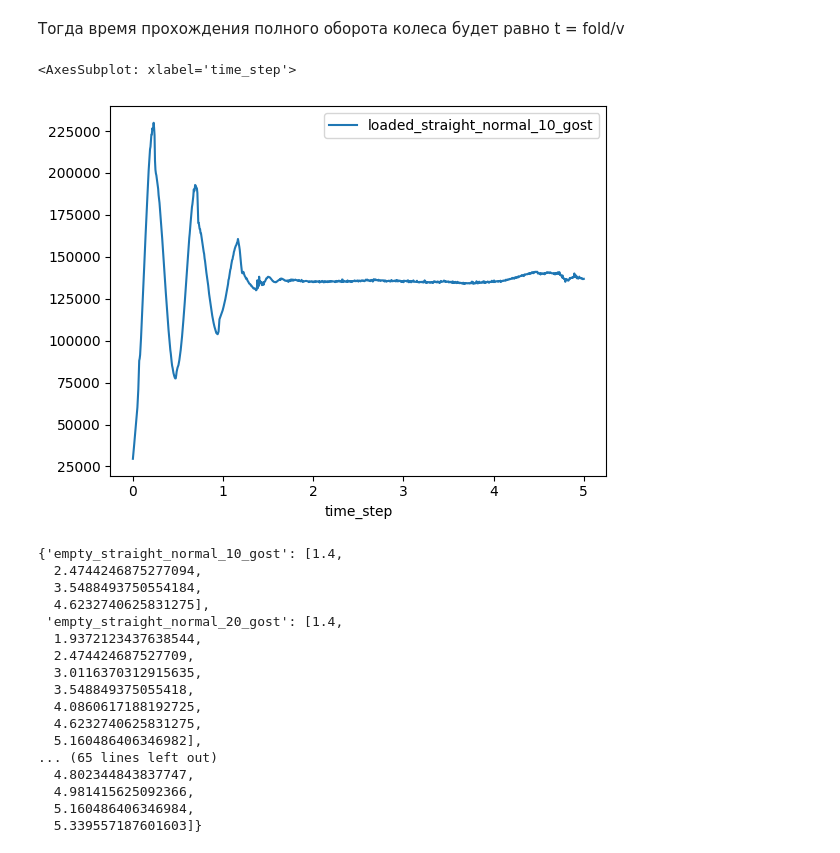
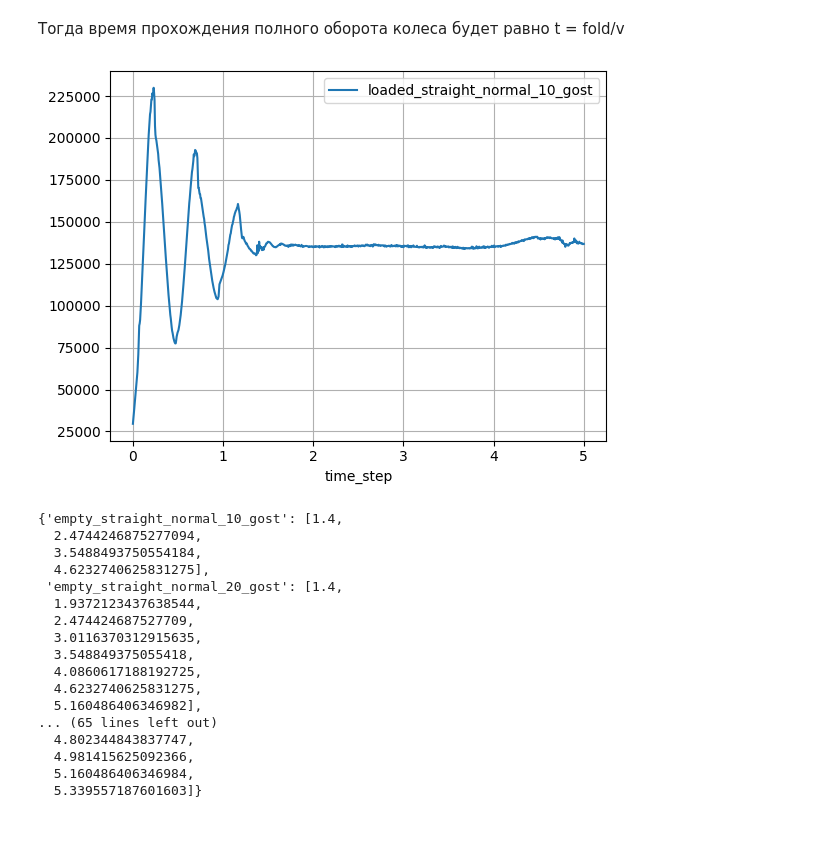
Before and after one commit to daniilgorenkov/Dissertation, a Jupyter notebook: observe.ipynb, the cells around one changed output. Drawn from its saved outputs; the diff is of its cells as text; code cells hidden in the pictures.

```diff
--- a/observe.ipynb
+++ b/observe.ipynb
@@ -267,11 +268,12 @@ def time_split(v:int) -> int:
     lenght = 2*np.pi*0.475
     t = lenght/speed
     return t
-# %%
-loaded_straight_normal_gost[0].plot()
-# %% [output]
-<AxesSubplot: xlabel='time_step'>
-[figure, removed]
+# %%
+plt.grid(True)
+sns.lineplot(loaded_straight_normal_gost[0])
+plt.show()
+# %% [output]
+[figure, added]
 # %%
 def get_time_splits(data:pd.DataFrame) -> list:
     """Возвращает индексы по которым нужно производить обрез
```
Also changed, not shown: parts of 17 cells of this notebook.
